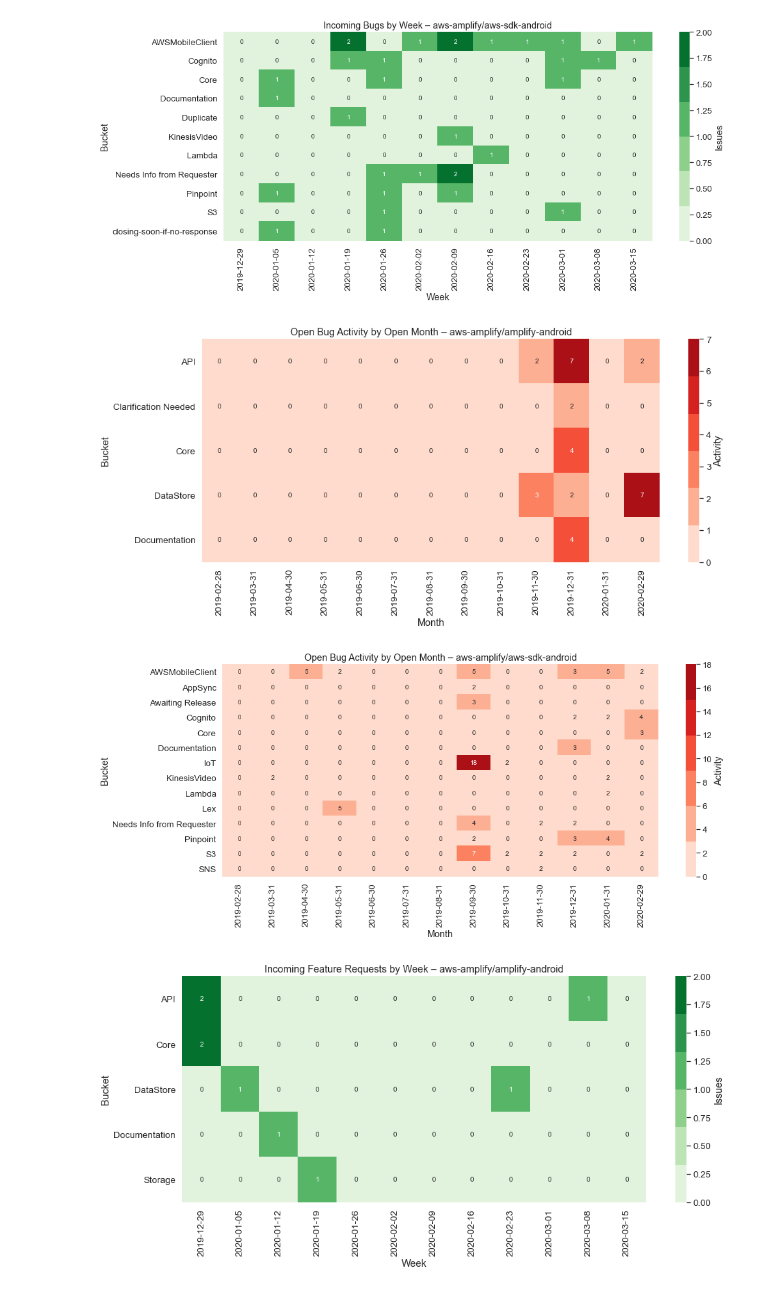
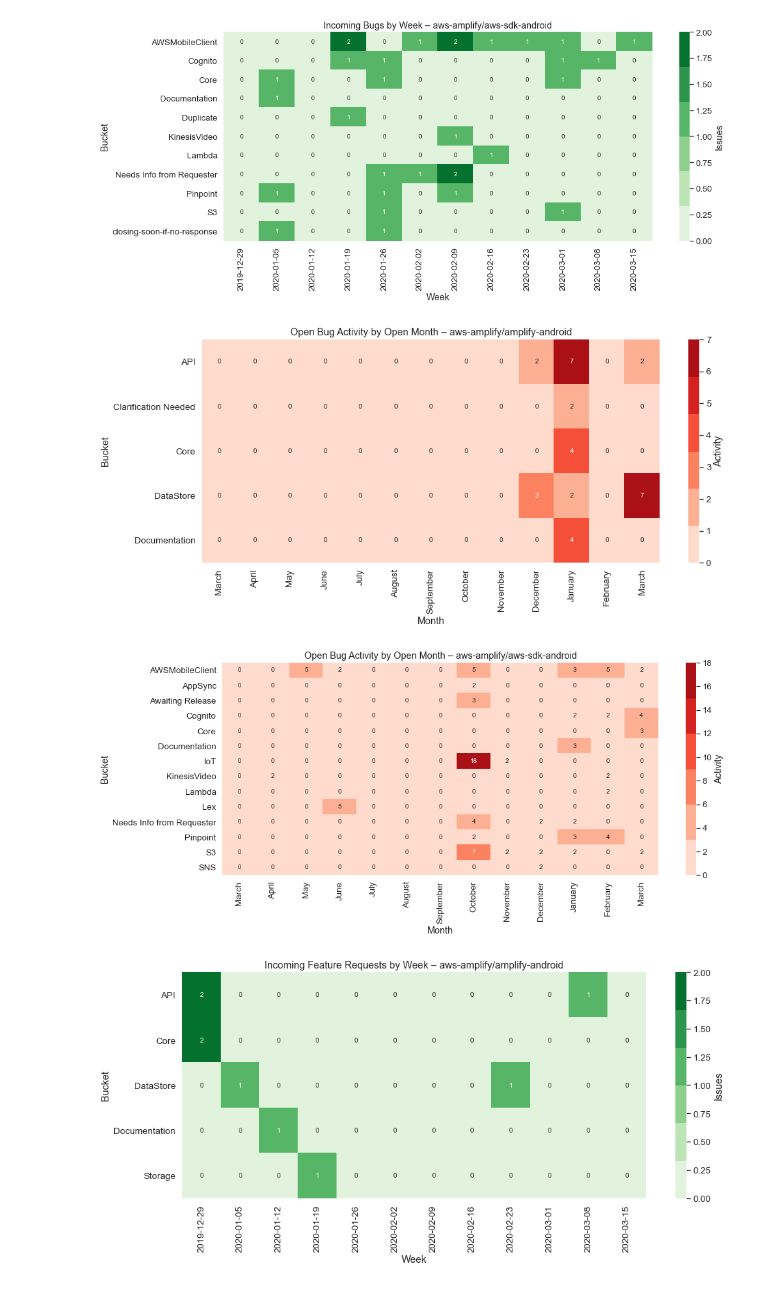
Before and after one commit to jpignata/notebooks, a Jupyter notebook: GitHub Issue Stats by Incoming.ipynb, the cells around one changed output. Cells and saved outputs as stored; diff of their text form; code cells hidden in the pictures.

```diff
--- a/GitHub Issue Stats by Incoming.ipynb
+++ b/GitHub Issue Stats by Incoming.ipynb
@@ -198,37 +198,37 @@ import numpy as np
 import pytz
 
 now = datetime.utcnow().replace(tzinfo=pytz.utc)
 idx = pd.date_range(now - timedelta(weeks=52), now, freq='W')
 
 sns.set(font_scale=1.2)
 
 %matplotlib inline
 
 for repo_name, df in repos.items():
     plt.subplots(figsize=(15, 6))
 
     df = df.loc[df.created_at > now - timedelta(weeks=52)]
     df = df[~(df.closed_at > '1970-01-01')]
     df = df.loc[np.array(list(map(len, df.labels.values))) > 0]
     df = df.labels.apply(pd.Series).merge(df, left_index = True, right_index = True)
     df = df.drop(["labels"], axis = 1)
     df = df.melt(id_vars = ['id', 'bucket', 'created_at', 'closed_at', 'score'], value_name = 'label')
     df = df.dropna(subset=['label'])
     df = df.loc[df.label.apply(lambda l: l not in issue_buckets.keys())]
     df = df.loc[df.bucket == 'Bug']
     df = df.pivot(index='created_at', columns='label', values='score')
     df = pd.concat([df, pd.DataFrame(index=[date for date in idx])])
-    df = df.resample('M', label='left').sum().transpose()
+    df = df.resample('M', label='right').sum().transpose()
 
-    dates = df.columns.strftime('%Y-%m-%d').sort_values().unique()
+    dates = df.columns.strftime('%B')
     ax = sns.heatmap(df, xticklabels=dates, cmap=sns.color_palette("Reds"), annot=True,
                      cbar_kws={'label': 'Activity'})
     ax.set(xlabel='Month', ylabel='Bucket', title=f'Open Bug Activity by Open Month – {repo_name}')
 
     plt.show()
 # %% [output]
-[figure, old version]
+[figure, new version]
-[figure, old version]
+[figure, new version]
 # %%
 # Incoming Feature Requests by Week
 
```
Also changed, not shown: parts of 1 cell of this notebook.
